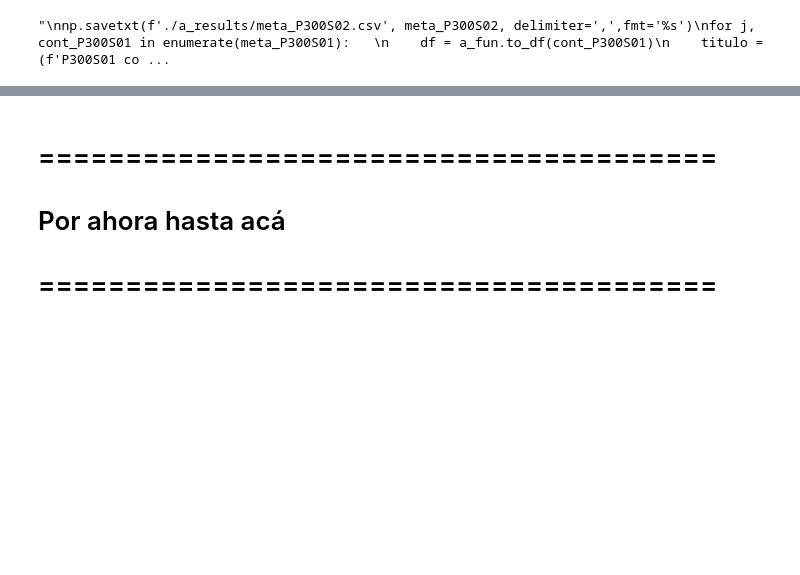
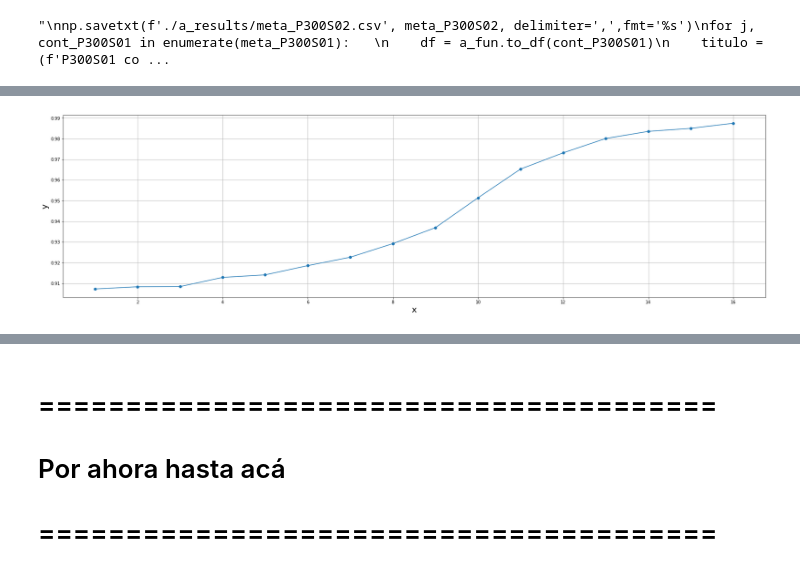
Before and after one commit to alexchavez1980/repo_tesis, a Jupyter notebook: a_Lag&DrugSignal_v5.ipynb, the cells around one changed output, grey strips where cells are left out. Cells and saved outputs as stored; diff of their text form; code cells hidden in the pictures; blank space fills up the shorter version.

```diff
--- a/a_Lag&DrugSignal_v5.ipynb
+++ b/a_Lag&DrugSignal_v5.ipynb
@@ -428,0 +283,17 @@ Please also refer to the documentation for alternative solver options:
+# %%
+path2 = './a_results/'
+columns_list = []
+
+for filename in os.listdir(path2):
+    if filename.startswith('Resultados Paciente') and filename.endswith('.csv'):
+        df = pd.read_csv(os.path.join(path2, filename), delimiter=',')
+        columns_list.append(df.iloc[:, 1])
+
+resultados = pd.concat(columns_list, axis=1)
+resultados.columns = [filename[:-4] for filename in os.listdir(path2) if filename.startswith('Resultados Paciente') and filename.endswith('.csv')]
+df1 = pd.read_csv('./a_results/Resultados Paciente P300S01_00.csv', index_col=0)
+resultados.set_index(df1.index, inplace=True)
+resultados.to_csv('./a_results/compilado_resultados.csv', index=False)
+resultados = resultados.T
+resultados = resultados.sort_values(by=['Muestra'],ascending=[True])
+resultados
@@ -428,0 +312,16 @@ Please also refer to the documentation for alternative solver options:
+# %%
+plt.figure(figsize=(30,8))
+axes = plt.gca()
+plt.plot(resultados['Muestra'], resultados['nohit_f1_score'], '-o')
+#axes.set_title(titulo)
+axes.set_xlabel('x')
+axes.set_ylabel('y')
+axes.title.set_size(30)
+axes.xaxis.label.set_size(20)
+axes.yaxis.label.set_size(20)
+#plt.axis((0,360000,-15000,15000))
+plt.grid()
+#plt.savefig(dir_savefig)
+plt.show()
+# %% [output]
+[figure, added]
```
Also changed, not shown: parts of 4 cells of this notebook, 23 other files.
